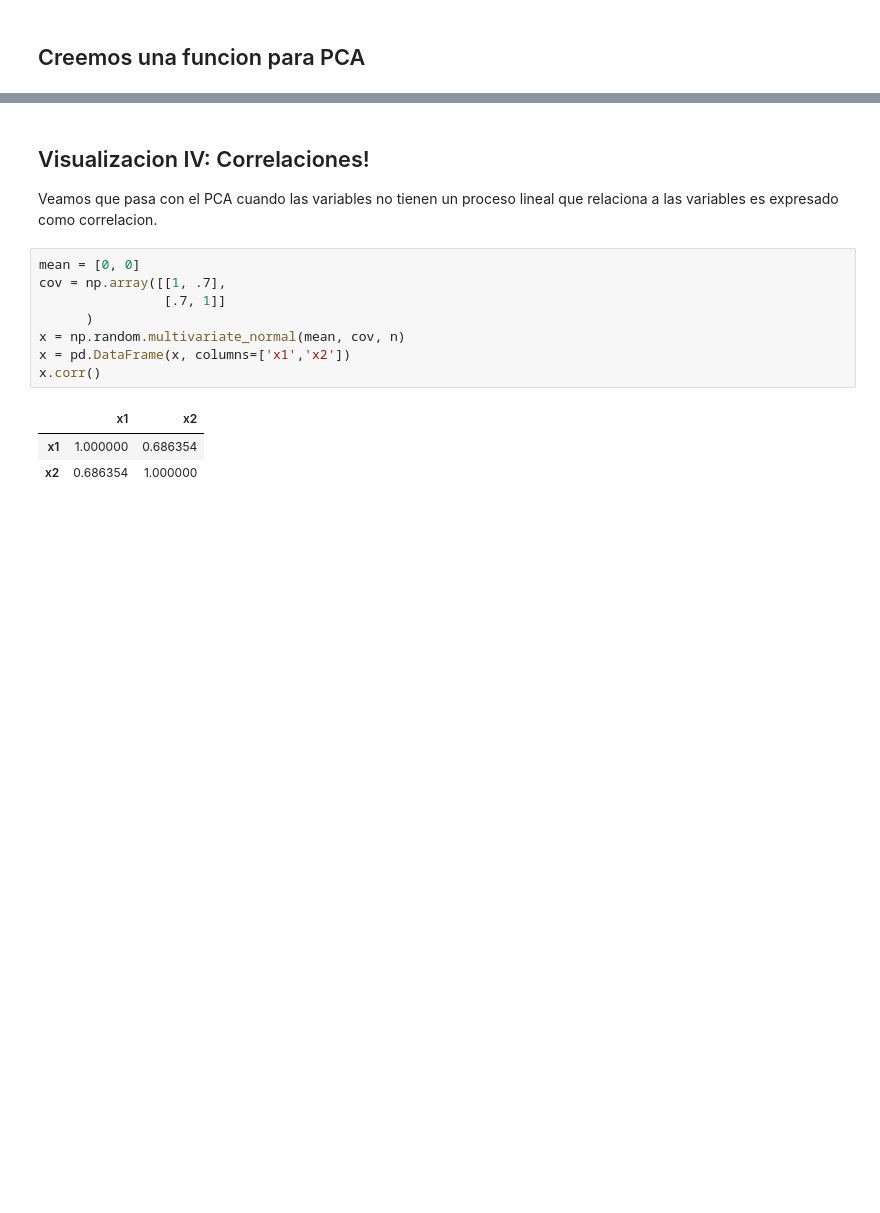
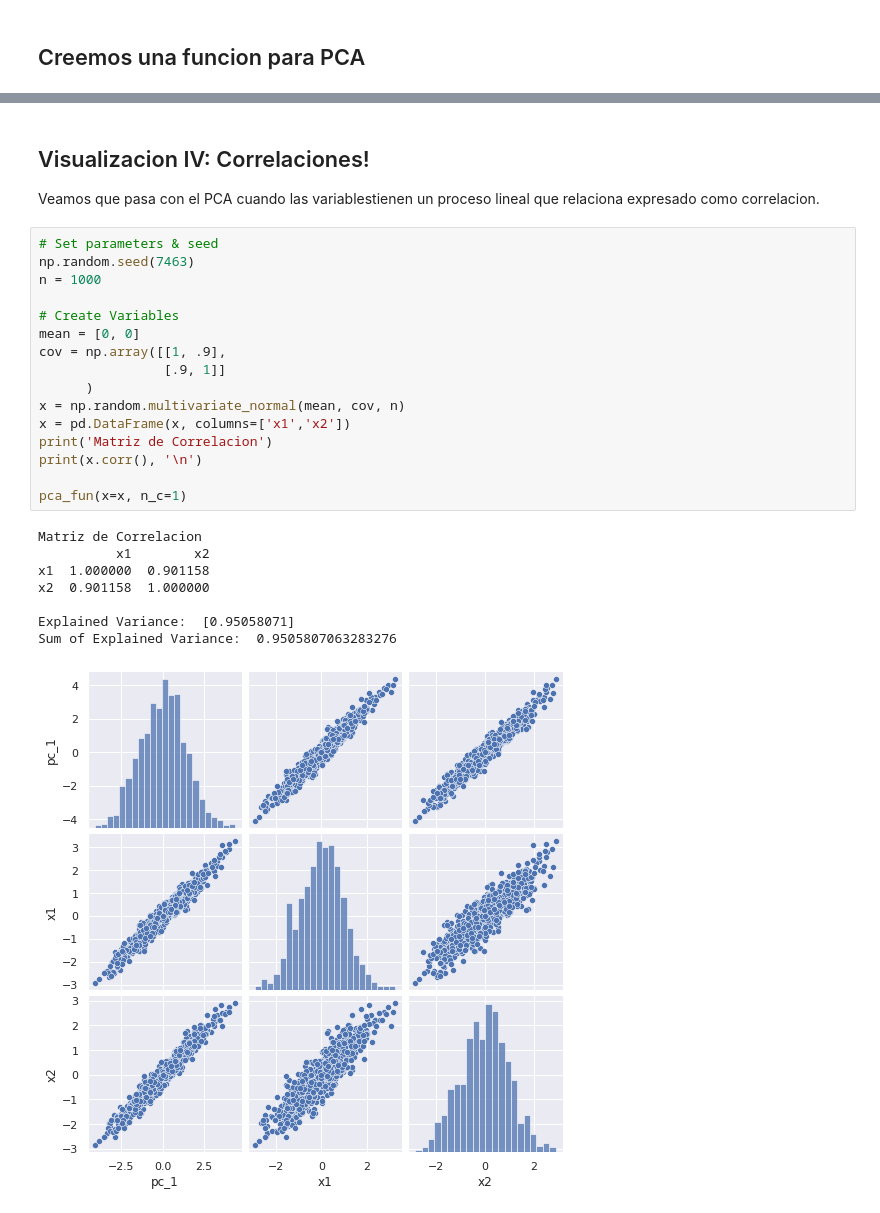
Before and after one commit to IEXE-Tec/aprendizaje-maquina-2, a Jupyter notebook: 02_reduccion_de_dimensionalidad.ipynb, the cells around one changed output, grey strips where cells are left out. Saved outputs shown, nothing was run; the diff lists cells and outputs as text; blank space fills up the shorter version.

```diff
--- a/02_reduccion_de_dimensionalidad.ipynb
+++ b/02_reduccion_de_dimensionalidad.ipynb
@@ -173,16 +180,29 @@ def pca_fun(x=pd.DataFrame(),n_c=1):
   sns.pairplot(finalDf)
 # %% [markdown]
 ## Visualizacion IV: Correlaciones!
-Veamos que pasa con el PCA cuando las variables no tienen un proceso lineal que relaciona a las variables es expresado como correlacion.
+Veamos que pasa con el PCA cuando las variablestienen un proceso lineal que relaciona expresado como correlacion.
 # %%
+# Set parameters & seed
+np.random.seed(7463)
+n = 1000
+
+# Create Variables
 mean = [0, 0]
-cov = np.array([[1, .7],
-                [.7, 1]]
+cov = np.array([[1, .9],
+                [.9, 1]]
       )
 x = np.random.multivariate_normal(mean, cov, n)
 x = pd.DataFrame(x, columns=['x1','x2'])
-x.corr()
+print('Matriz de Correlacion')
+print(x.corr(), '\n')
+
+pca_fun(x=x, n_c=1)
 # %% [output]
-|  | x1 | x2 |
-| x1 | 1.000000 | 0.686354 |
-| x2 | 0.686354 | 1.000000 |
+Matriz de Correlacion
+          x1        x2
+x1  1.000000  0.901158
+x2  0.901158  1.000000
+
+Explained Variance:  [0.95058071]
+Sum of Explained Variance:  0.9505807063283276
+[figure, added]
```
Also changed, not shown: parts of 4 cells of this notebook.
